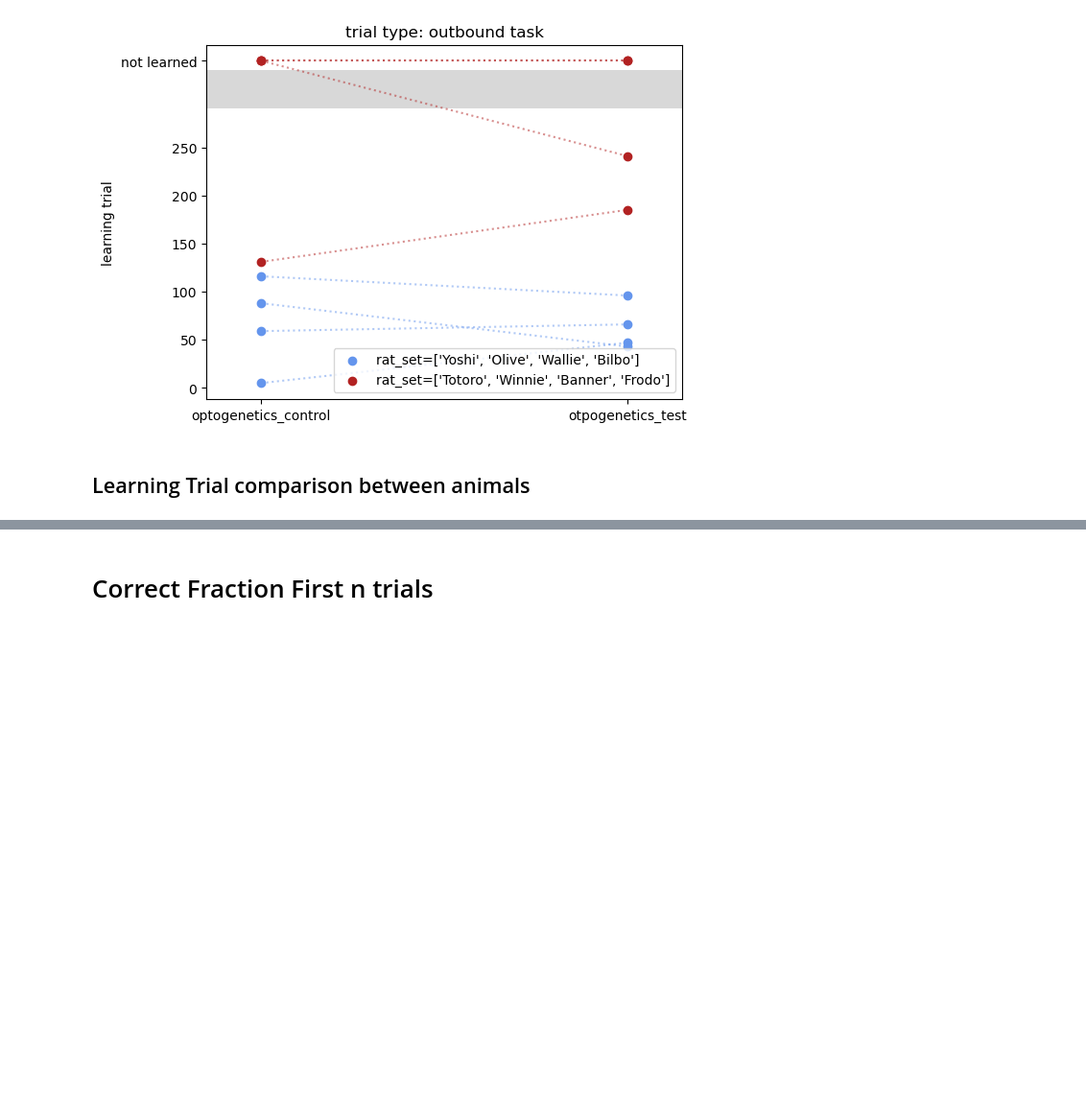
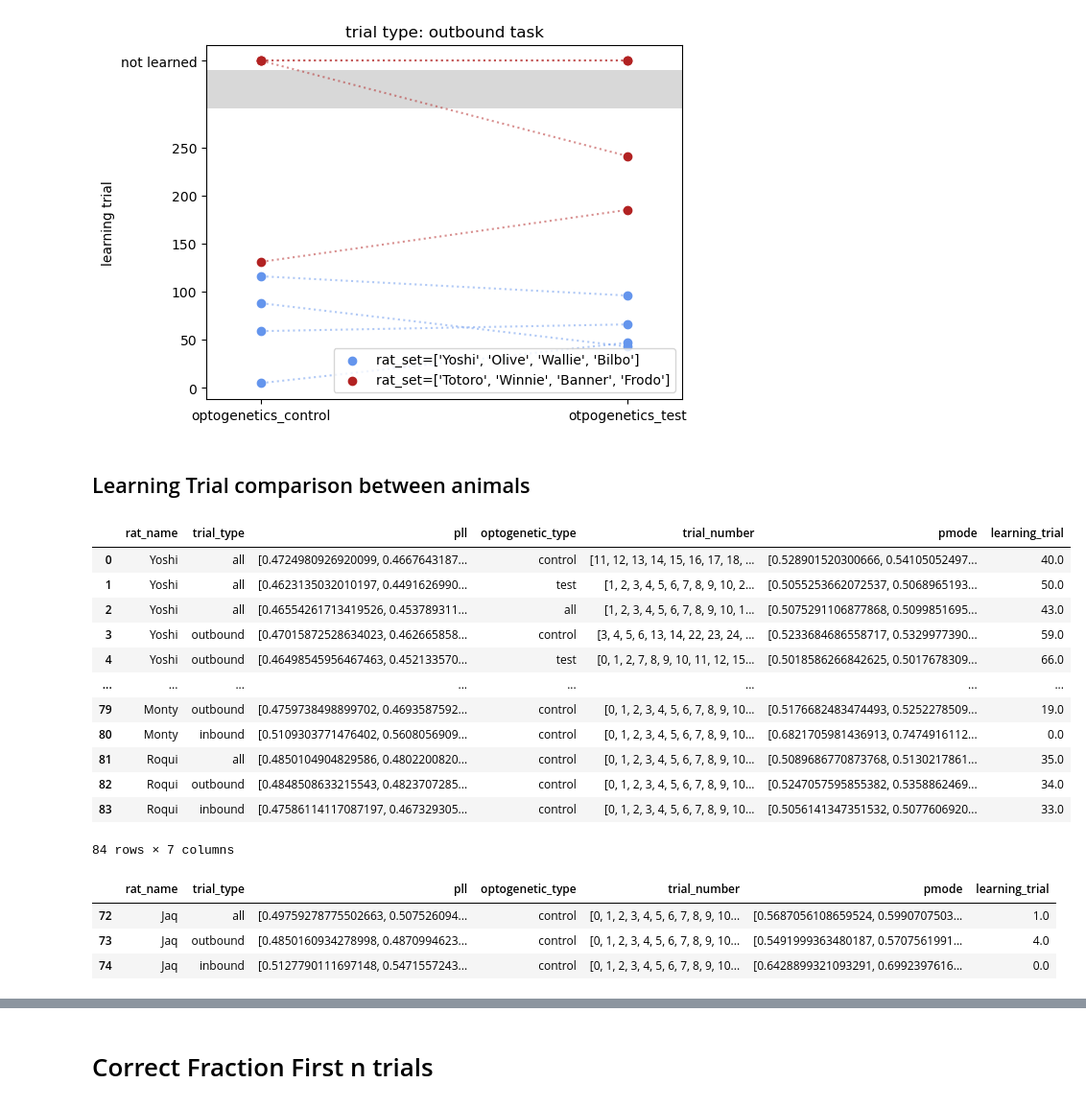
Before and after one commit to LorenFrankLab/ms_stim_analysis, a Jupyter notebook: Behavior/learning_curves.ipynb, the cells around one changed output, grey strips where cells are left out. Shown at 96% size. Drawn from its saved outputs; the diff is of its cells as text; code cells hidden in the pictures; blank space fills up the shorter version.

```diff
--- a/Behavior/learning_curves.ipynb
+++ b/Behavior/learning_curves.ipynb
@@ -253,16 +476,24 @@ p_init = .5
 subplot_width = 3
 subplot_height = 3
 
+plot_animals = res_values_df.rat_name.unique()
 # Initialize figure
-num_columns = max(len(nwb_file_names_map),2)
+num_columns = max(len(plot_animals),2)
 num_rows = len(trial_types)
 fig, axes = plt.subplots(num_rows, num_columns, figsize=(subplot_width*num_columns, subplot_height*num_rows), sharex=True, sharey=True)
 
 # Plot learning curves
 data_list = []
-for rat_name_idx, rat_name in enumerate(list(nwb_file_names_map.keys())):
+# plot_animals = list(nwb_file_names_map.keys())
+
+
+for rat_name_idx, rat_name in enumerate(plot_animals):
     for trial_type_idx, trial_type in enumerate(trial_types):
         for optogenetics,color in zip (optogenetic_types,['cornflowerblue','firebrick','none']) :
+            if not len(res_values_df[np.logical_and(res_values_df.rat_name==rat_name,
+                                     res_values_df.optogenetic_type==optogenetics)]):
+                continue
+
             resp_values = df_pop(res_values_df, {"rat_name": rat_name, "trial_type": trial_type,'optogenetic_type':optogenetics,}, "resp_values")
             trial_number = df_pop(res_values_df, {"rat_name": rat_name, "trial_type": trial_type,'optogenetic_type':optogenetics,}, "trial_number")
             if len(resp_values) == 0:
@@ -302,16 +533,16 @@ def indxVal_else_nan(values,indx):
 learning_trials = [indxVal_else_nan(trial_number,ind) for(trial_number, ind) in zip(pll_df.trial_number,learning_trials)]
 pll_df["learning_trial"] = learning_trials
 
-for rat_name_idx, rat_name in enumerate(nwb_file_names_map.keys()):
-    for trial_type_idx, trial_type in enumerate(trial_types):
-        for loc,(optogenetics,color) in enumerate(zip(optogenetic_types,['cornflowerblue','firebrick'])):
-            resp_values = df_pop(res_values_df, {"rat_name": rat_name, "trial_type": trial_type,'optogenetic_type':optogenetics}, "resp_values")
-            if len(resp_values) == 0:
-                continue
-            learning_trial = df_pop(pll_df, {"rat_name": rat_name, "trial_type": trial_type,'optogenetic_type':optogenetics}, "learning_trial")
-            ax = axes[trial_type_idx, rat_name_idx]
-            ax.text(0, .25+.1*loc, learning_trial, fontsize=20,color=color)
-axes[0,0].legend(loc='lower right',title='optogenetics')
+# for rat_name_idx, rat_name in enumerate(nwb_file_names_map.keys()):
+#     for trial_type_idx, trial_type in enumerate(trial_types):
+#         for loc,(optogenetics,color) in enumerate(zip(optogenetic_types,['cornflowerblue','firebrick'])):
+#             resp_values = df_pop(res_values_df, {"rat_name": rat_name, "trial_type": trial_type,'optogenetic_type':optogenetics}, "resp_values")
+#             if len(resp_values) == 0:
+#                 continue
+#             learning_trial = df_pop(pll_df, {"rat_name": rat_name, "trial_type": trial_type,'optogenetic_type':optogenetics}, "learning_trial")
+#             ax = axes[trial_type_idx, rat_name_idx]
+#             ax.text(0, .25+.1*loc, learning_trial, fontsize=20,color=color)
+# axes[0,0].legend(loc='lower right',title='optogenetics')
 # %% [output]
 sigma2e: 0.25
 Converged after 278 iterations
@@ -376,4 +658,33 @@ if included_nan:
 [figure]
 # %% [markdown]
 ## Learning Trial comparison between animals
+# %%
+pll_df
+# %% [output]
+|  | rat_name | trial_type | pll | optogenetic_type | trial_number | pmode | learning_trial |
+| 0 | Yoshi | all | [0.4724980926920099, 0.4667643187... | control | [11, 12, 13, 14, 15, 16, 17, 18, ... | [0.528901520300666, 0.54105052497... | 40.0 |
+| 1 | Yoshi | all | [0.4623135032010197, 0.4491626990... | test | [1, 2, 3, 4, 5, 6, 7, 8, 9, 10, 2... | [0.5055253662072537, 0.5068965193... | 50.0 |
+| 2 | Yoshi | all | [0.46554261713419526, 0.453789311... | all | [1, 2, 3, 4, 5, 6, 7, 8, 9, 10, 1... | [0.5075291106877868, 0.5099851695... | 43.0 |
+| 3 | Yoshi | outbound | [0.47015872528634023, 0.462665858... | control | [3, 4, 5, 6, 13, 14, 22, 23, 24, ... | [0.5233684686558717, 0.5329977390... | 59.0 |
+| 4 | Yoshi | outbound | [0.46498545956467463, 0.452133570... | test | [0, 1, 2, 7, 8, 9, 10, 11, 12, 15... | [0.5018586266842625, 0.5017678309... | 66.0 |
+| ... | ... | ... | ... | ... | ... | ... | ... |
+| 79 | Monty | outbound | [0.4759738498899702, 0.4693587592... | control | [0, 1, 2, 3, 4, 5, 6, 7, 8, 9, 10... | [0.5176682483474493, 0.5252278509... | 19.0 |
+| 80 | Monty | inbound | [0.5109303771476402, 0.5608056909... | control | [0, 1, 2, 3, 4, 5, 6, 7, 8, 9, 10... | [0.6821705981436913, 0.7474916112... | 0.0 |
+| 81 | Roqui | all | [0.4850104904829586, 0.4802200820... | control | [0, 1, 2, 3, 4, 5, 6, 7, 8, 9, 10... | [0.5089686770873768, 0.5130217861... | 35.0 |
+| 82 | Roqui | outbound | [0.4848508633215543, 0.4823707285... | control | [0, 1, 2, 3, 4, 5, 6, 7, 8, 9, 10... | [0.5247057595855382, 0.5358862469... | 34.0 |
+| 83 | Roqui | inbound | [0.47586114117087197, 0.467329305... | control | [0, 1, 2, 3, 4, 5, 6, 7, 8, 9, 10... | [0.5056141347351532, 0.5077606920... | 33.0 |
+84 rows × 7 columns
+# %%
+rat_name,trial_type_i
+
+df_[
+    (df_['optogenetic_type']=="control")
+                    & (df_['rat_name']==rat_name)
+                    # & (df_.trial_type=="inbound")
+                    ]
+# %% [output]
+|  | rat_name | trial_type | pll | optogenetic_type | trial_number | pmode | learning_trial |
+| 72 | Jaq | all | [0.49759278775502663, 0.507526094... | control | [0, 1, 2, 3, 4, 5, 6, 7, 8, 9, 10... | [0.5687056108659524, 0.5990707503... | 1.0 |
+| 73 | Jaq | outbound | [0.4850160934278998, 0.4870994623... | control | [0, 1, 2, 3, 4, 5, 6, 7, 8, 9, 10... | [0.5491999363480187, 0.5707561991... | 4.0 |
+| 74 | Jaq | inbound | [0.5127790111697148, 0.5471557243... | control | [0, 1, 2, 3, 4, 5, 6, 7, 8, 9, 10... | [0.6428899321093291, 0.6992397616... | 0.0 |
 # %%
```
Also changed, not shown: parts of 18 cells of this notebook.
